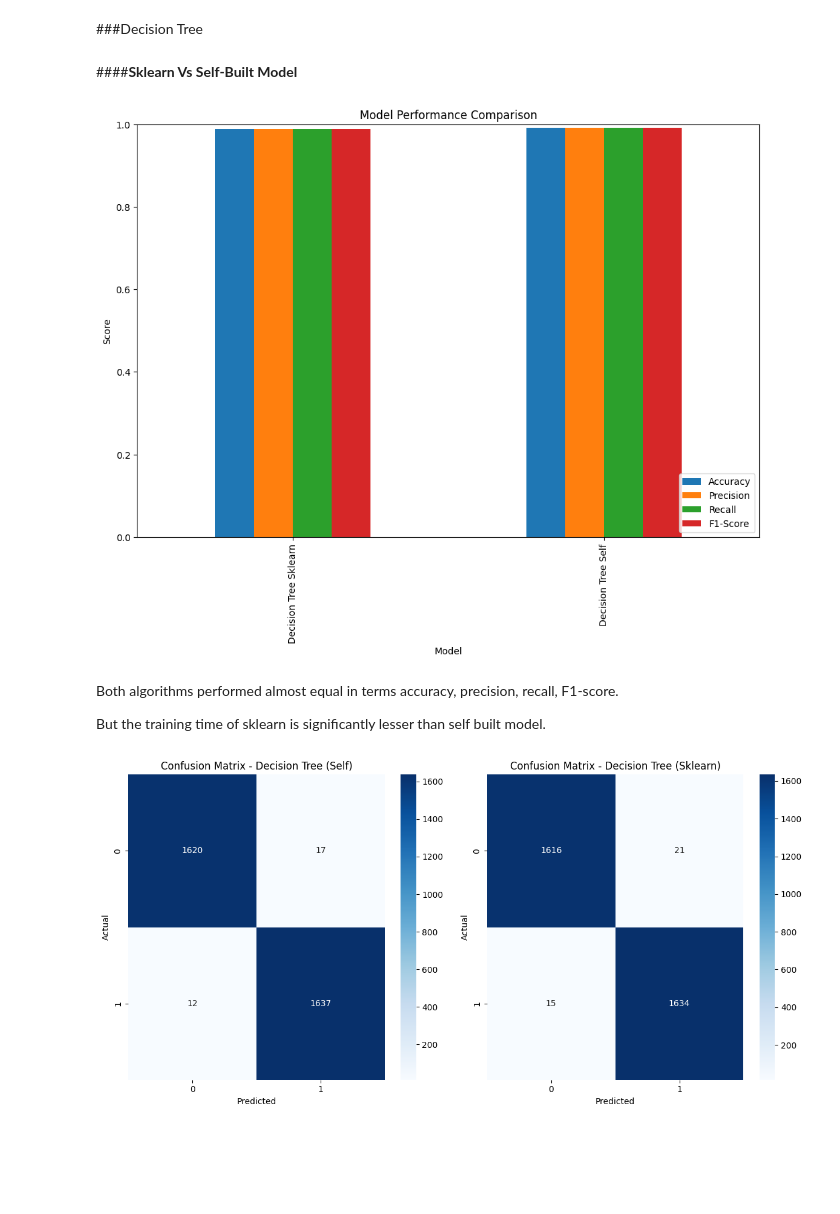
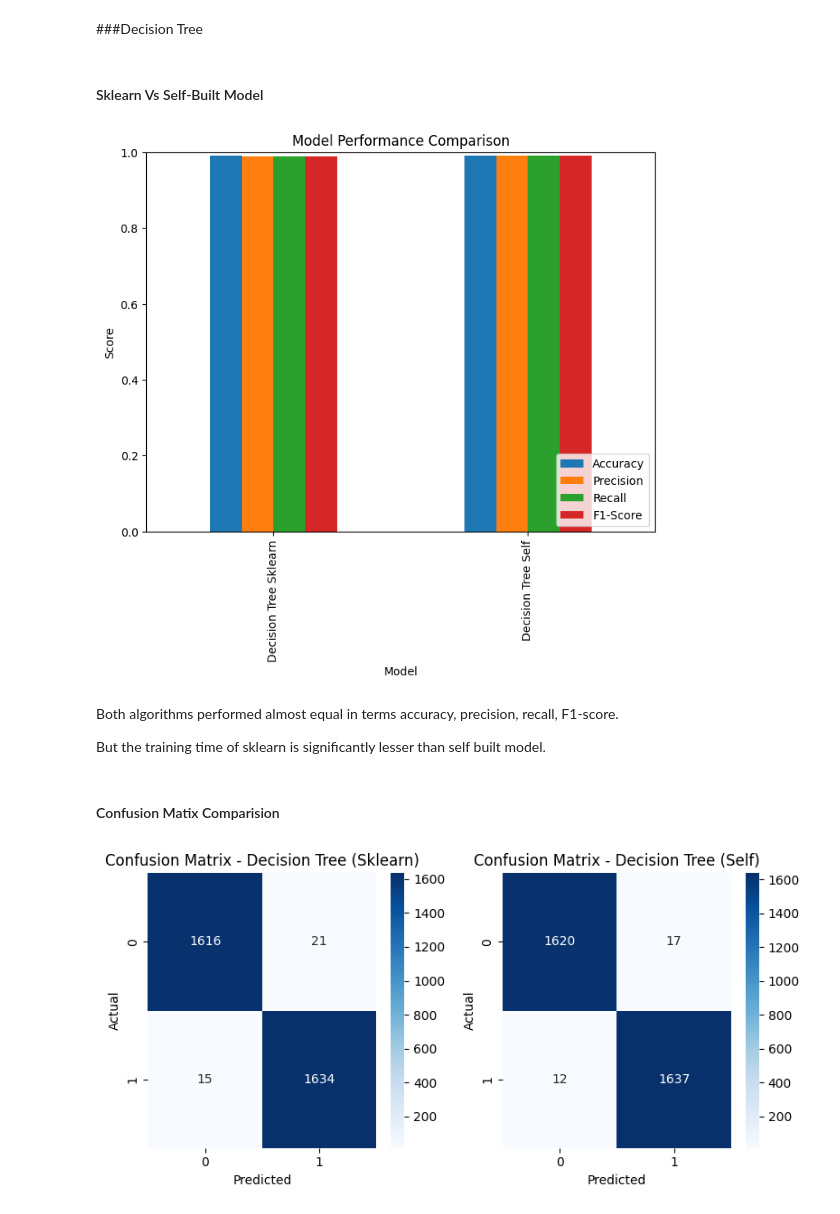
Before and after one commit to TahaHassan0/Fraud-Detection-Model, a Jupyter notebook: Fraud_Transaction_Detection.ipynb, the cells around one changed output. Saved outputs shown, nothing was run; the diff lists cells and outputs as text; code cells hidden in the pictures; blank space fills up the shorter version.

Commit message:
Update Fraud_Transaction_Detection.ipynb
All models were added, and all requirements were fulfilled.

```diff
--- a/Fraud_Transaction_Detection.ipynb
+++ b/Fraud_Transaction_Detection.ipynb
@@ -522,6 +631,6 @@ dt_p = DecisionTreeClassifier(random_state=42)
 dt_p.fit(X_train, y_train)
 
 # Predict on the test set
-y_pred_p = dt_p.predict(X_test)
+y_pred_p_dt = dt_p.predict(X_test)
 # %%
 # Evaluation
@@ -554,6 +663,6 @@ y_test_n = y_test.to_numpy()
 # Initialize and train the decision tree
 dt_s = DecisionTreeClassifierScratch()
 dt_s.fit(X_train_n, y_train_n)
-y_pred_s = dt_s.predict(X_test_n)
+y_pred_s_dt = dt_s.predict(X_test_n)
 # %%
 # Evaluation
@@ -689,7 +889,7 @@ Confusion Matrix:
 # %% [markdown]
 ###Decision Tree
 # %% [markdown]
-####**Sklearn Vs Self-Built Model**
+#### Sklearn Vs Self-Built Model
 # %%
 models = {
     "Decision Tree Sklearn": dt_p,
@@ -700,56 +900,58 @@ models = {
 metrics = ["Accuracy", "Precision", "Recall", "F1-Score"]
 results = {metric: [] for metric in metrics}
 # %%
-report = classification_report(y_test, y_pred_p, output_dict=True)
-results["Accuracy"].append(accuracy_score(y_test, y_pred_p))
+report = classification_report(y_test, y_pred_p_dt, output_dict=True)
+results["Accuracy"].append(accuracy_score(y_test, y_pred_s_dt))
 results["Precision"].append(report["weighted avg"]["precision"])
 results["Recall"].append(report["weighted avg"]["recall"])
 results["F1-Score"].append(report["weighted avg"]["f1-score"])
 
-report = classification_report(y_test_n, y_pred_s, output_dict=True)
-results["Accuracy"].append(accuracy_score(y_test_n, y_pred_s))
+report = classification_report(y_test_n, y_pred_s_dt, output_dict=True)
+results["Accuracy"].append(accuracy_score(y_test_n, y_pred_s_dt))
 results["Precision"].append(report["weighted avg"]["precision"])
 results["Recall"].append(report["weighted avg"]["recall"])
 results["F1-Score"].append(report["weighted avg"]["f1-score"])
 # %%
 results_df = pd.DataFrame(results, index=models.keys())
 
 # Plot the results
-results_df.plot(kind='bar', figsize=(12, 8))
+results_df.plot(kind='bar', figsize=(8, 6))
 plt.title('Model Performance Comparison')
 plt.ylabel('Score')
 plt.xlabel('Model')
 plt.ylim(0, 1)
 plt.legend(loc='lower right')
 plt.show()
 # %% [output]
-[figure, old version]
+[figure, new version]
 # %% [markdown]
 Both algorithms performed almost equal in terms accuracy, precision, recall, F1-score.
 
 But the training time of sklearn is significantly lesser than self built model.
+# %% [markdown]
+#### Confusion Matix Comparision
 # %%
 
 # Compute confusion matrices
-cm_dt_s = confusion_matrix(y_test_n, y_pred_s)
-cm_dt_p = confusion_matrix(y_test_n, y_pred_p)
+cm_dt_s = confusion_matrix(y_test_n, y_pred_s_dt)
+cm_dt_p = confusion_matrix(y_test_n, y_pred_p_dt)
 
 # Plot the confusion matrices
-fig, axes = plt.subplots(1, 2, figsize=(12, 6))
+fig, axes = plt.subplots(1, 2, figsize=(8, 4))
 
-sns.heatmap(cm_dt_s, annot=True, fmt='d', cmap='Blues', ax=axes[0])
-axes[0].set_title('Confusion Matrix - Decision Tree (Self)')
+sns.heatmap(cm_dt_s, annot=True, fmt='d', cmap='Blues', ax=axes[1])
+axes[1].set_title('Confusion Matrix - Decision Tree (Self)')
+axes[1].set_xlabel('Predicted')
+axes[1].set_ylabel('Actual')
+
+sns.heatmap(cm_dt_p, annot=True, fmt='d', cmap='Blues', ax=axes[0])
+axes[0].set_title('Confusion Matrix - Decision Tree (Sklearn)')
 axes[0].set_xlabel('Predicted')
 axes[0].set_ylabel('Actual')
 
-sns.heatmap(cm_dt_p, annot=True, fmt='d', cmap='Blues', ax=axes[1])
-axes[1].set_title('Confusion Matrix - Decision Tree (Sklearn)')
-axes[1].set_xlabel('Predicted')
-axes[1].set_ylabel('Actual')
-
 plt.tight_layout()
 plt.show()
 # %% [output]
-[figure, old version]
+[figure, new version]
 # %%
 # Similarly do this comparasion for your models as well
```
Also changed, not shown: parts of 71 cells of this notebook.
